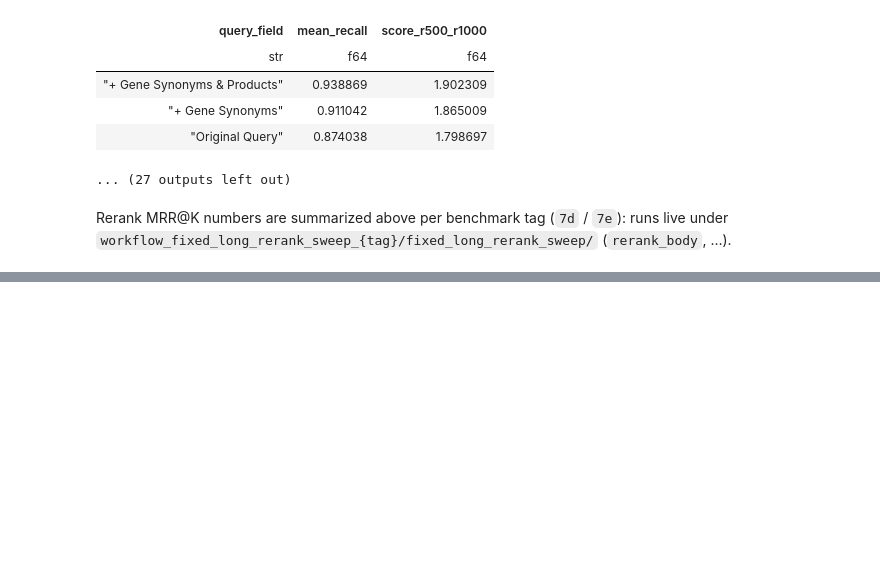
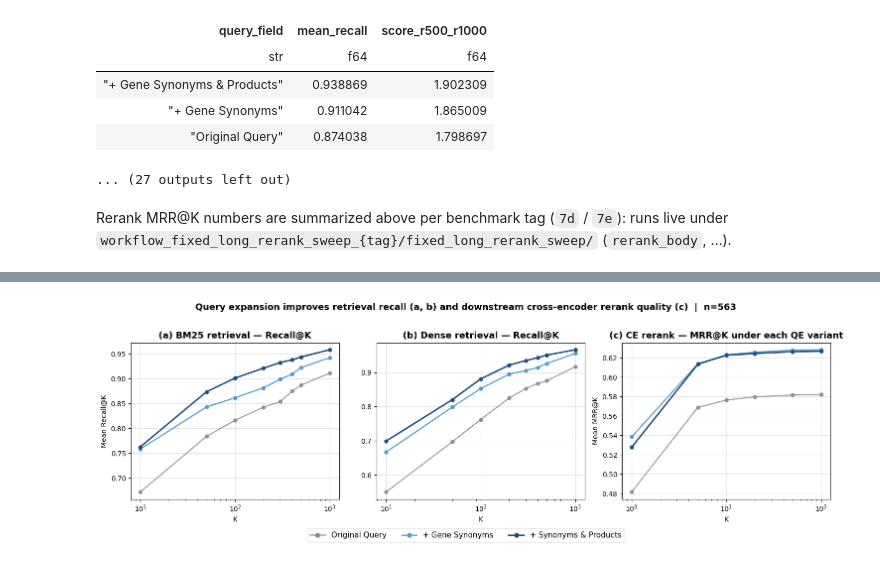
Before and after one commit to fulaibaowang/dictycite, a Jupyter notebook: notebooks/query_expansion_sweeping.ipynb, the cells around one changed output, grey strips where cells are left out. Drawn from its saved outputs; the diff is of its cells as text; code cells hidden in the pictures; blank space fills up the shorter version.

```diff
--- a/notebooks/query_expansion_sweeping.ipynb
+++ b/notebooks/query_expansion_sweeping.ipynb
@@ -636,0 +809,88 @@ Rerank MRR@K numbers are summarized above per benchmark tag (`7d` / `7e`): runs
+# %%
+# Style: blue gradient for QE intensity, green for fusion punchline (matches Fig 1's "Fusion" color).
+QE_STYLE = {
+    "body":     {"color": "#888888", "label": "Original Query",        "lw": 1.6, "ls": "-",  "alpha": 0.85},
+    "synonyms": {"color": "#5499c7", "label": "+ Gene Synonyms",       "lw": 1.8, "ls": "-",  "alpha": 0.95},
+    "long":     {"color": "#1f4e79", "label": "+ Synonyms & Products", "lw": 2.2, "ls": "-",  "alpha": 1.00},
+}
+FUSION_STYLE = {
+    "color": "#2ca02c", "label": "Retrieval Fusion (long QE) — no rerank",
+    "lw": 2.6, "ls": "-", "alpha": 1.00,
+}
+
+n_q = len(fig2_gold)
+
+fig, axes = plt.subplots(1, 3, figsize=(15, 4.7))
+ax_a, ax_b, ax_c = axes
+
+
+# Panel (a): BM25 Recall@K
+for qf in ["body", "synonyms", "long"]:
+    if qf not in bm25_recall:
+        continue
+    s = QE_STYLE[qf]
+    ax_a.plot(fig2_ks_recall, bm25_recall[qf], marker="o", markersize=5,
+              color=s["color"], linewidth=s["lw"], linestyle=s["ls"], alpha=s["alpha"])
+ax_a.set_title(f"(a) BM25 retrieval — Recall@K", fontsize=13, fontweight="bold")
+ax_a.set_xscale("log")
+ax_a.set_xlabel("K")
+ax_a.set_ylabel("Mean Recall@K")
+ax_a.grid(True, axis="y", alpha=0.35)
+ax_a.grid(True, axis="x", alpha=0.35)
+
+
+# Panel (b): Dense Recall@K
+for qf in ["body", "synonyms", "long"]:
+    if qf not in dense_recall:
+        continue
+    s = QE_STYLE[qf]
+    ax_b.plot(fig2_ks_recall, dense_recall[qf], marker="o", markersize=5,
+              color=s["color"], linewidth=s["lw"], linestyle=s["ls"], alpha=s["alpha"])
+ax_b.set_title(f"(b) Dense retrieval — Recall@K", fontsize=13, fontweight="bold")
+ax_b.set_xscale("log")
+ax_b.set_xlabel("K")
+ax_b.set_ylabel("")
+ax_b.grid(True, axis="y", alpha=0.35)
+ax_b.grid(True, axis="x", alpha=0.35)
+
+
+# Panel (c): CE rerank MRR@K under each QE variant. The retrieval-fusion line
+# (no rerank) was deliberately dropped to keep the panel a clean QE-on-CE story;
+# that comparison lives in the standalone supplement Fig S3 below.
+for qf in ["body", "synonyms", "long"]:
+    if qf not in mrr_curves:
+        continue
+    s = QE_STYLE[qf]
+    ax_c.plot(fig2_ks_mrr, mrr_curves[qf], marker="o", markersize=5,
+              color=s["color"], linewidth=s["lw"], linestyle=s["ls"], alpha=s["alpha"])
+
+ax_c.set_title(f"(c) CE rerank — MRR@K under each QE variant", fontsize=13, fontweight="bold")
+ax_c.set_xscale("log")
+ax_c.set_xlabel("K")
+ax_c.set_ylabel("Mean MRR@K")
+ax_c.grid(True, axis="y", alpha=0.35)
+ax_c.grid(True, axis="x", alpha=0.35)
+
+
+# Shared legend
+legend_handles = []
+for qf in ["body", "synonyms", "long"]:
+    s = QE_STYLE[qf]
+    legend_handles.append(Line2D([0], [0], color=s["color"], marker="o",
+                                 linewidth=s["lw"], label=s["label"]))
+fig.legend(handles=legend_handles, loc="lower center", bbox_to_anchor=(0.5, -0.02),
+           ncol=3, fontsize=11, frameon=True, edgecolor="0.85")
+
+fig.suptitle(
+    f"Query expansion improves retrieval recall (a, b) and downstream cross-encoder "
+    f"rerank quality (c)  |  n={n_q}",
+    fontsize=13, fontweight="bold", y=1.02,
+)
+plt.tight_layout()
+fig.subplots_adjust(bottom=0.18)
+
+fig2_path = fig2_out_dir / "fig2_candidate_qe_main.png"
+fig.savefig(fig2_path, dpi=150, bbox_inches="tight")
+print("Saved:", fig2_path)
+plt.show()
+# %% [output]
@@ -636,0 +898 @@ Rerank MRR@K numbers are summarized above per benchmark tag (`7d` / `7e`): runs
+[figure, added]
```
Also changed, not shown: parts of 13 cells of this notebook, 3 other files.
